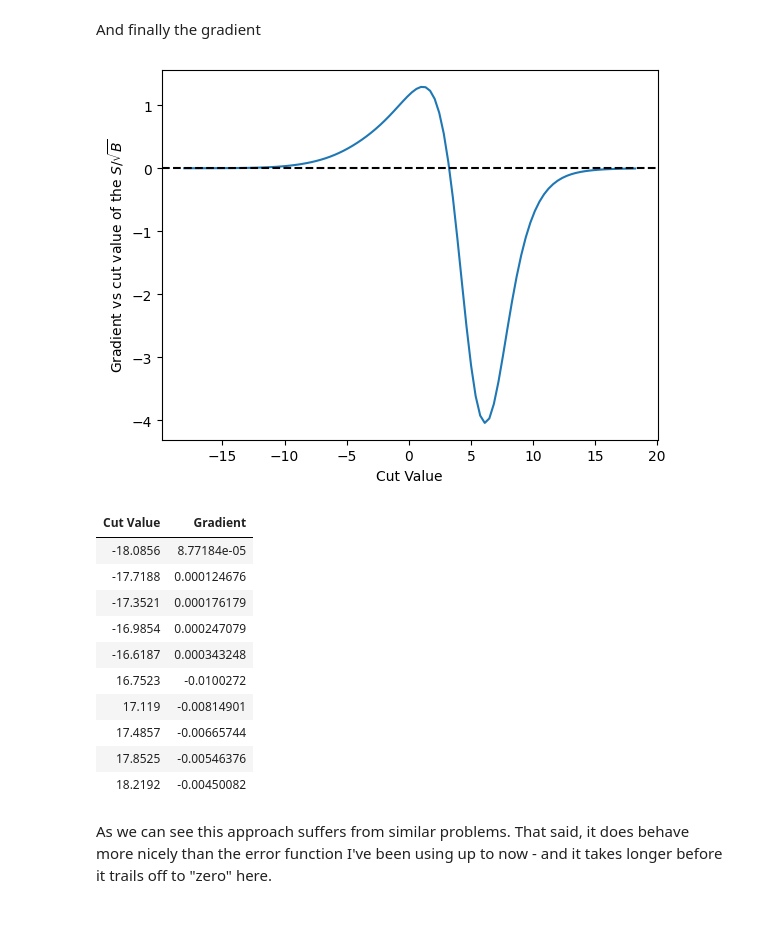
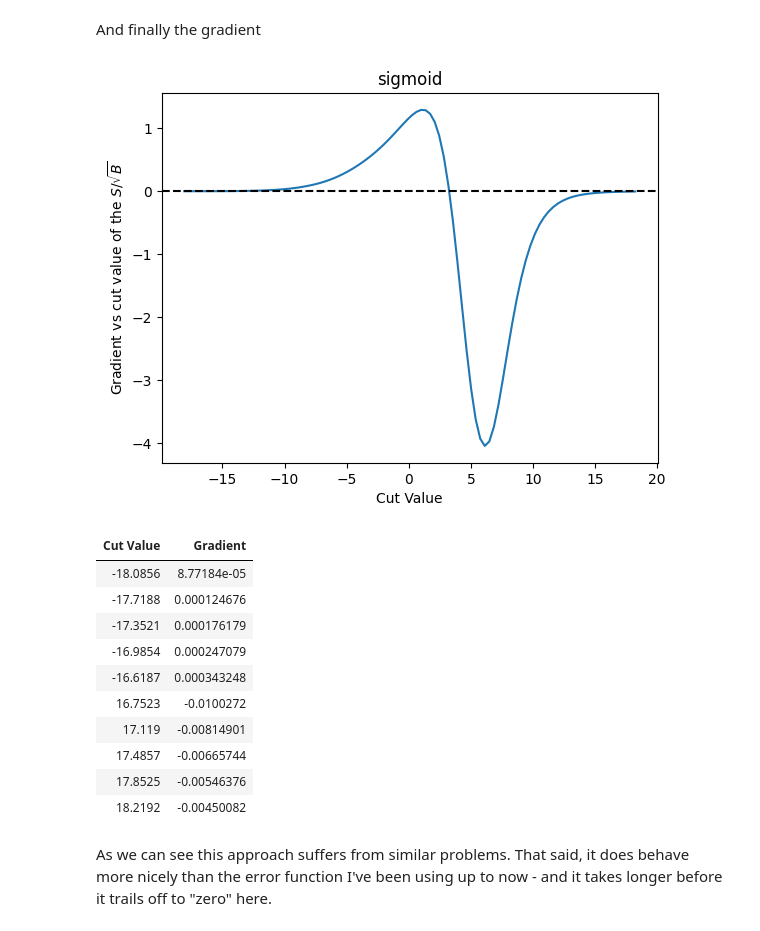
Before and after one commit to gordonwatts/diff-prog-intro, a Jupyter notebook: book/different_cut_emulations.ipynb, the cells around one changed output. Saved outputs shown, nothing was run; the diff lists cells and outputs as text; code cells hidden in the pictures.

```diff
--- a/book/different_cut_emulations.ipynb
+++ b/book/different_cut_emulations.ipynb
@@ -133,20 +190,20 @@ plot_s_sqrt_b(cut_sigmoid)
 [figure]
 # %% [markdown]
 And finally the gradient
-# %%
-plot_grad(cut_sigmoid)
-# %% [output]
-[figure, removed]
-| Cut Value | Gradient |
-| -18.0856 | 8.77184e-05 |
-| -17.7188 | 0.000124676 |
-| -17.3521 | 0.000176179 |
-| -16.9854 | 0.000247079 |
-| -16.6187 | 0.000343248 |
-| 16.7523 | -0.0100272 |
-| 17.119 | -0.00814901 |
-| 17.4857 | -0.00665744 |
-| 17.8525 | -0.00546376 |
-| 18.2192 | -0.00450082 |
+# %%
+plot_grad(cut_sigmoid, sig_sqrt_b, 'sigmoid', r'$S/\sqrt{B}$')
+# %% [output]
+[figure, added]
+| Cut Value | Gradient |
+| -18.0856 | 8.77184e-05 |
+| -17.7188 | 0.000124676 |
+| -17.3521 | 0.000176179 |
+| -16.9854 | 0.000247079 |
+| -16.6187 | 0.000343248 |
+| 16.7523 | -0.0100272 |
+| 17.119 | -0.00814901 |
+| 17.4857 | -0.00665744 |
+| 17.8525 | -0.00546376 |
+| 18.2192 | -0.00450082 |
 # %% [markdown]
 As we can see this approach suffers from similar problems. That said, it does behave more nicely than the error function I've been using up to now - and it takes longer before it trails off to "zero" here.
```
Also changed, not shown: parts of 22 cells of this notebook, 2 other files.
